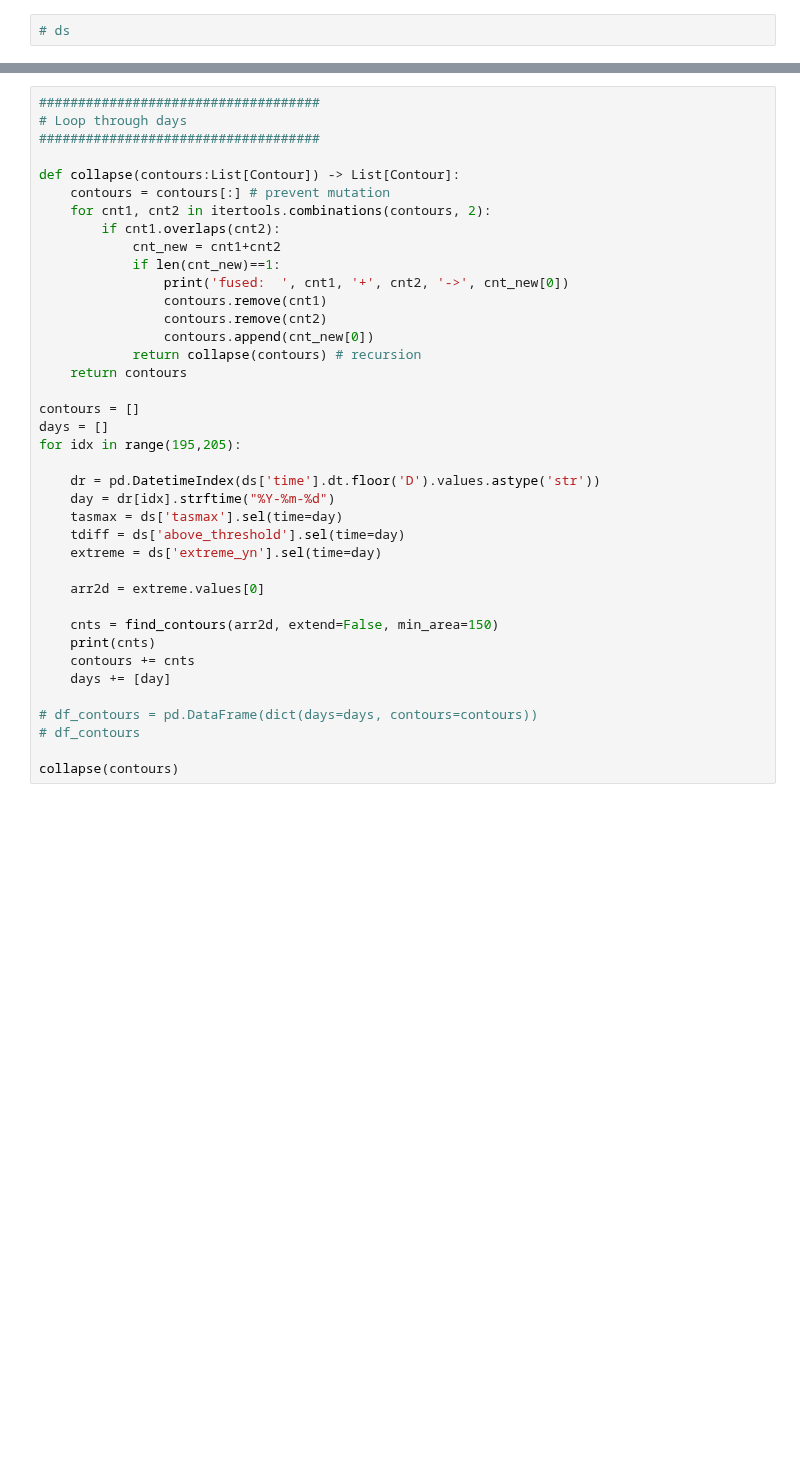
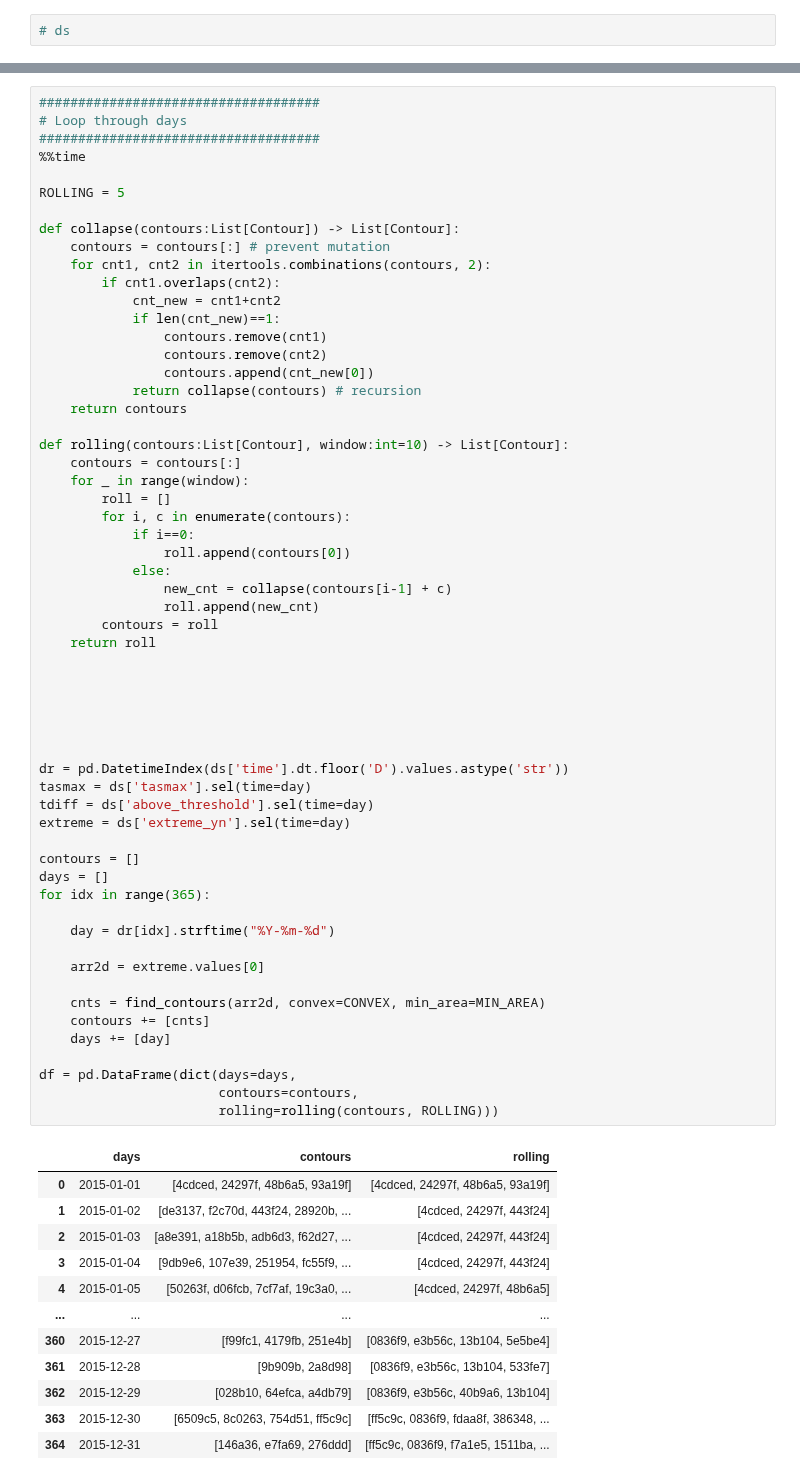
Before and after one commit to KorayKinik/heat-extremes-CMIP6, a Jupyter notebook: koray/bounding_contours.ipynb, the cells around one changed output, grey strips where cells are left out. Cells and saved outputs as stored; diff of their text form; blank space fills up the shorter version.

```diff
--- a/koray/bounding_contours.ipynb
+++ b/koray/bounding_contours.ipynb
@@ -192,40 +191,71 @@ fig.tight_layout()
 # %%
 ####################################
 # Loop through days
 ####################################
+%%time
+
+ROLLING = 5
 
 def collapse(contours:List[Contour]) -> List[Contour]:
     contours = contours[:] # prevent mutation
     for cnt1, cnt2 in itertools.combinations(contours, 2):
         if cnt1.overlaps(cnt2):
             cnt_new = cnt1+cnt2
             if len(cnt_new)==1:
-                print('fused:  ', cnt1, '+', cnt2, '->', cnt_new[0])
                 contours.remove(cnt1)
                 contours.remove(cnt2)
                 contours.append(cnt_new[0])
             return collapse(contours) # recursion
     return contours
 
+def rolling(contours:List[Contour], window:int=10) -> List[Contour]:
+    contours = contours[:]
+    for _ in range(window):
+        roll = []
+        for i, c in enumerate(contours):
+            if i==0:
+                roll.append(contours[0])
+            else:
+                new_cnt = collapse(contours[i-1] + c)
+                roll.append(new_cnt)
+        contours = roll
+    return roll
+
+
+
+
+
+
+dr = pd.DatetimeIndex(ds['time'].dt.floor('D').values.astype('str'))
+tasmax = ds['tasmax'].sel(time=day)
+tdiff = ds['above_threshold'].sel(time=day)
+extreme = ds['extreme_yn'].sel(time=day)
+
 contours = []
 days = []
-for idx in range(195,205):
+for idx in range(365):
 
-    dr = pd.DatetimeIndex(ds['time'].dt.floor('D').values.astype('str'))
     day = dr[idx].strftime("%Y-%m-%d")
-    tasmax = ds['tasmax'].sel(time=day)
-    tdiff = ds['above_threshold'].sel(time=day)
-    extreme = ds['extreme_yn'].sel(time=day)
 
     arr2d = extreme.values[0]
 
-    cnts = find_contours(arr2d, extend=False, min_area=150)
-    print(cnts)
-    contours += cnts
+    cnts = find_contours(arr2d, convex=CONVEX, min_area=MIN_AREA)
+    contours += [cnts]
     days += [day]
 
-# df_contours = pd.DataFrame(dict(days=days, contours=contours))
-# df_contours
-
-collapse(contours)
+df = pd.DataFrame(dict(days=days,
+                       contours=contours,
+                       rolling=rolling(contours, ROLLING)))
 # %% [output]
+|  | days | contours | rolling |
+| 0 | 2015-01-01 | [4cdced, 24297f, 48b6a5, 93a19f] | [4cdced, 24297f, 48b6a5, 93a19f] |
+| 1 | 2015-01-02 | [de3137, f2c70d, 443f24, 28920b, ... | [4cdced, 24297f, 443f24] |
+| 2 | 2015-01-03 | [a8e391, a18b5b, adb6d3, f62d27, ... | [4cdced, 24297f, 443f24] |
+| 3 | 2015-01-04 | [9db9e6, 107e39, 251954, fc55f9, ... | [4cdced, 24297f, 443f24] |
+| 4 | 2015-01-05 | [50263f, d06fcb, 7cf7af, 19c3a0, ... | [4cdced, 24297f, 48b6a5] |
+| ... | ... | ... | ... |
+| 360 | 2015-12-27 | [f99fc1, 4179fb, 251e4b] | [0836f9, e3b56c, 13b104, 5e5be4] |
+| 361 | 2015-12-28 | [9b909b, 2a8d98] | [0836f9, e3b56c, 13b104, 533fe7] |
+| 362 | 2015-12-29 | [028b10, 64efca, a4db79] | [0836f9, e3b56c, 40b9a6, 13b104] |
+| 363 | 2015-12-30 | [6509c5, 8c0263, 754d51, ff5c9c] | [ff5c9c, 0836f9, fdaa8f, 386348, ... |
+| 364 | 2015-12-31 | [146a36, e7fa69, 276ddd] | [ff5c9c, 0836f9, f7a1e5, 1511ba, ... |
```
Also changed, not shown: parts of 4 cells of this notebook.
